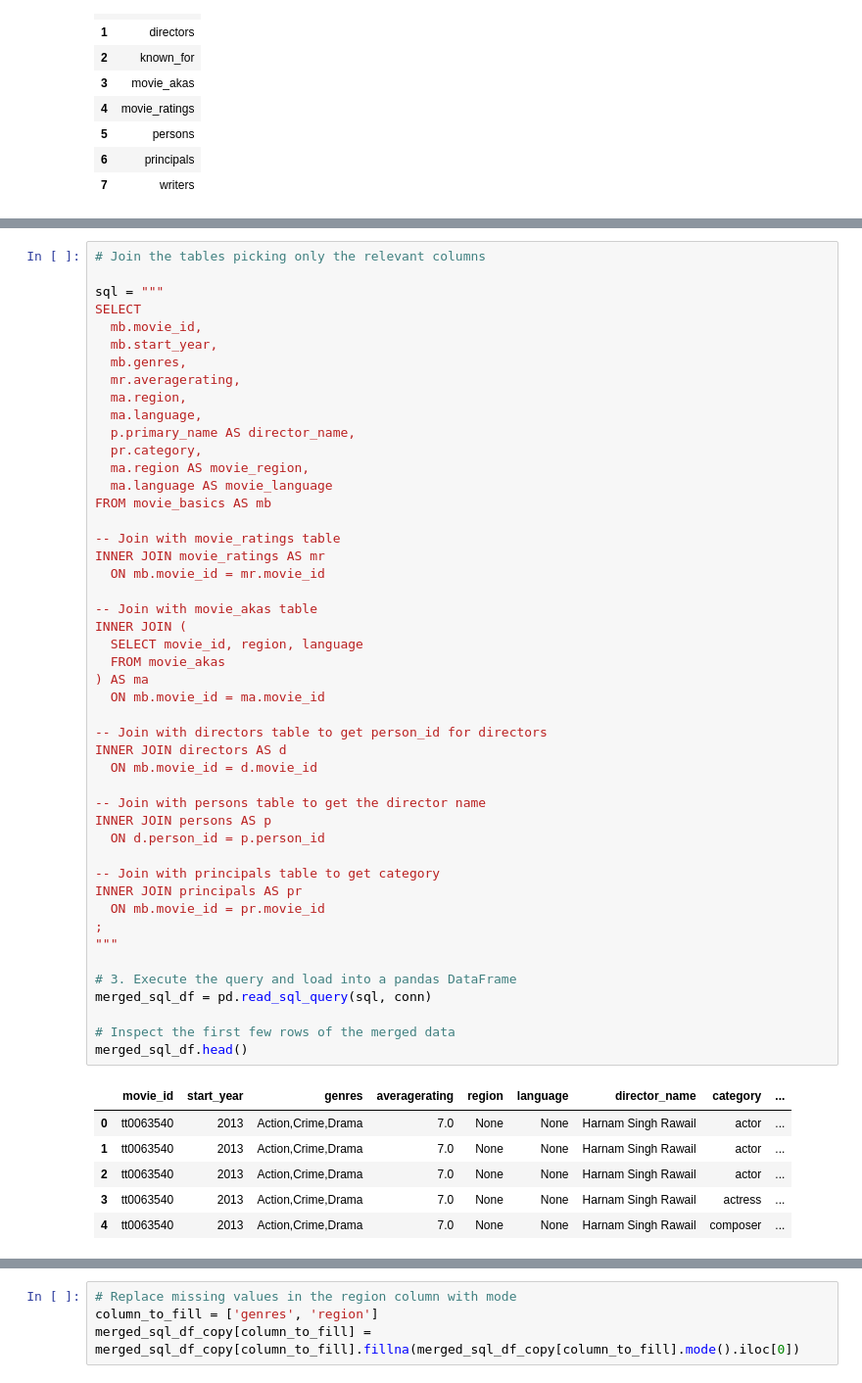
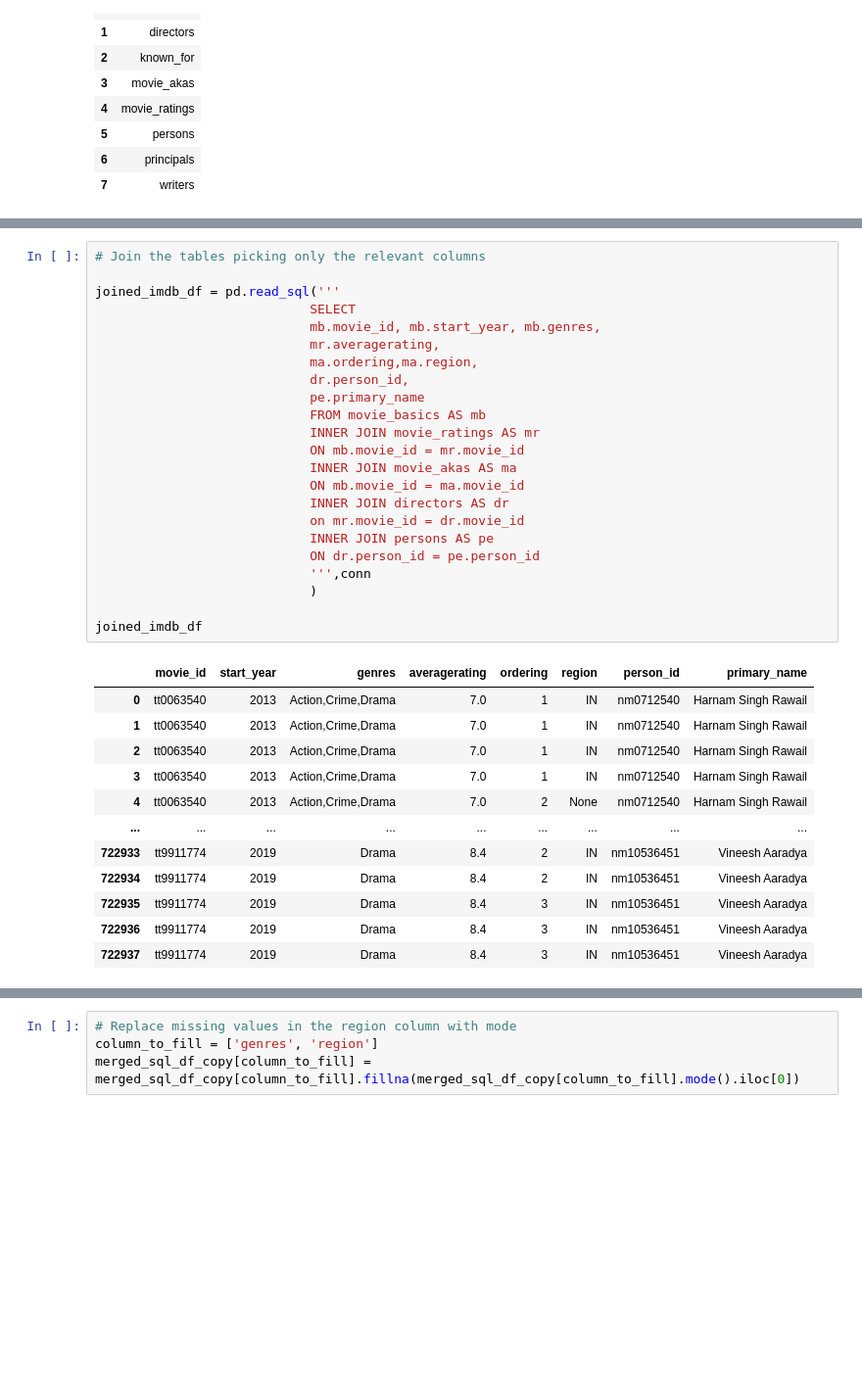
Before and after one commit to FrancisNdirangu/Phase-2-Project, a Jupyter notebook: b_notebook.ipynb, the cells around one changed output, grey strips where cells are left out. Shown at 98% size. Drawn from its saved outputs; the diff is of its cells as text; blank space fills up the shorter version.

Commit message:
did data cleaning, merged files and did some few visualizations

```diff
--- a/b_notebook.ipynb
+++ b/b_notebook.ipynb
@@ -145,54 +131,36 @@ principals_df
 # %%
 # Join the tables picking only the relevant columns
 
-sql = """
-SELECT
-  mb.movie_id,
-  mb.start_year,
-  mb.genres,
-  mr.averagerating,
-  ma.region,
-  ma.language,
-  p.primary_name AS director_name,
-  pr.category,
-  ma.region AS movie_region,
-  ma.language AS movie_language
-FROM movie_basics AS mb
+joined_imdb_df = pd.read_sql('''
+                            SELECT
+                            mb.movie_id, mb.start_year, mb.genres,
+                            mr.averagerating,
+                            ma.ordering,ma.region,
+                            dr.person_id,
+                            pe.primary_name
+                            FROM movie_basics AS mb
+                            INNER JOIN movie_ratings AS mr
+                            ON mb.movie_id = mr.movie_id
+                            INNER JOIN movie_akas AS ma
+                            ON mb.movie_id = ma.movie_id
+                            INNER JOIN directors AS dr
+                            on mr.movie_id = dr.movie_id
+                            INNER JOIN persons AS pe
+                            ON dr.person_id = pe.person_id
+                            ''',conn
+                            )
 
--- Join with movie_ratings table
-INNER JOIN movie_ratings AS mr
-  ON mb.movie_id = mr.movie_id
-
--- Join with movie_akas table
-INNER JOIN (
-  SELECT movie_id, region, language
-  FROM movie_akas
-) AS ma
-  ON mb.movie_id = ma.movie_id
-
--- Join with directors table to get person_id for directors
-INNER JOIN directors AS d
-  ON mb.movie_id = d.movie_id
-
--- Join with persons table to get the director name
-INNER JOIN persons AS p
-  ON d.person_id = p.person_id
-
--- Join with principals table to get category
-INNER JOIN principals AS pr
-  ON mb.movie_id = pr.movie_id
-;
-"""
-
-# 3. Execute the query and load into a pandas DataFrame
-merged_sql_df = pd.read_sql_query(sql, conn)
-
-# Inspect the first few rows of the merged data
-merged_sql_df.head()
+joined_imdb_df
 # %% [output]
-|  | movie_id | start_year | genres | averagerating | region | language | director_name | category | ... |
-| 0 | tt0063540 | 2013 | Action,Crime,Drama | 7.0 | None | None | Harnam Singh Rawail | actor | ... |
-| 1 | tt0063540 | 2013 | Action,Crime,Drama | 7.0 | None | None | Harnam Singh Rawail | actor | ... |
-| 2 | tt0063540 | 2013 | Action,Crime,Drama | 7.0 | None | None | Harnam Singh Rawail | actor | ... |
-| 3 | tt0063540 | 2013 | Action,Crime,Drama | 7.0 | None | None | Harnam Singh Rawail | actress | ... |
-| 4 | tt0063540 | 2013 | Action,Crime,Drama | 7.0 | None | None | Harnam Singh Rawail | composer | ... |
+|  | movie_id | start_year | genres | averagerating | ordering | region | person_id | primary_name |
+| 0 | tt0063540 | 2013 | Action,Crime,Drama | 7.0 | 1 | IN | nm0712540 | Harnam Singh Rawail |
+| 1 | tt0063540 | 2013 | Action,Crime,Drama | 7.0 | 1 | IN | nm0712540 | Harnam Singh Rawail |
+| 2 | tt0063540 | 2013 | Action,Crime,Drama | 7.0 | 1 | IN | nm0712540 | Harnam Singh Rawail |
+| 3 | tt0063540 | 2013 | Action,Crime,Drama | 7.0 | 1 | IN | nm0712540 | Harnam Singh Rawail |
+| 4 | tt0063540 | 2013 | Action,Crime,Drama | 7.0 | 2 | None | nm0712540 | Harnam Singh Rawail |
+| ... | ... | ... | ... | ... | ... | ... | ... | ... |
+| 722933 | tt9911774 | 2019 | Drama | 8.4 | 2 | IN | nm10536451 | Vineesh Aaradya |
+| 722934 | tt9911774 | 2019 | Drama | 8.4 | 2 | IN | nm10536451 | Vineesh Aaradya |
+| 722935 | tt9911774 | 2019 | Drama | 8.4 | 3 | IN | nm10536451 | Vineesh Aaradya |
+| 722936 | tt9911774 | 2019 | Drama | 8.4 | 3 | IN | nm10536451 | Vineesh Aaradya |
+| 722937 | tt9911774 | 2019 | Drama | 8.4 | 3 | IN | nm10536451 | Vineesh Aaradya |
```
Also changed, not shown: parts of 75 cells of this notebook, 5 other files.
